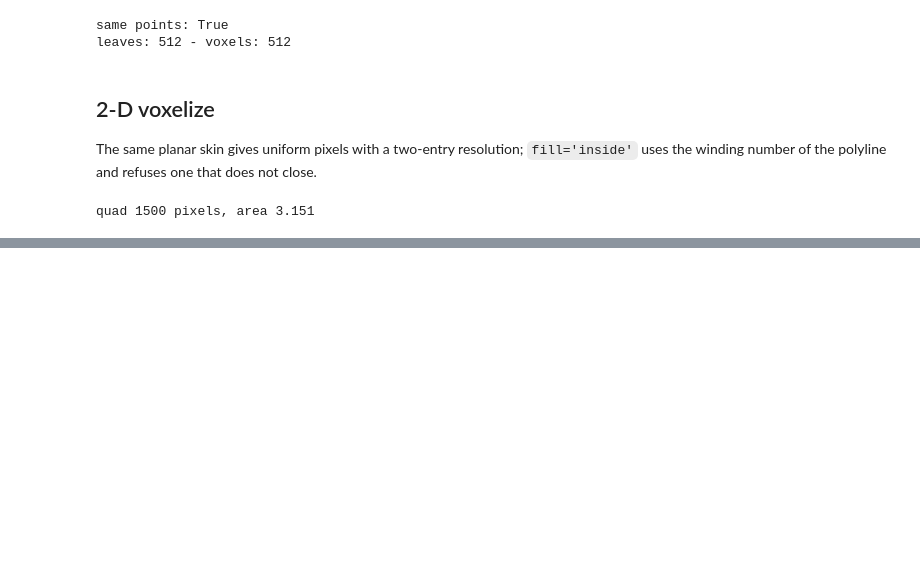
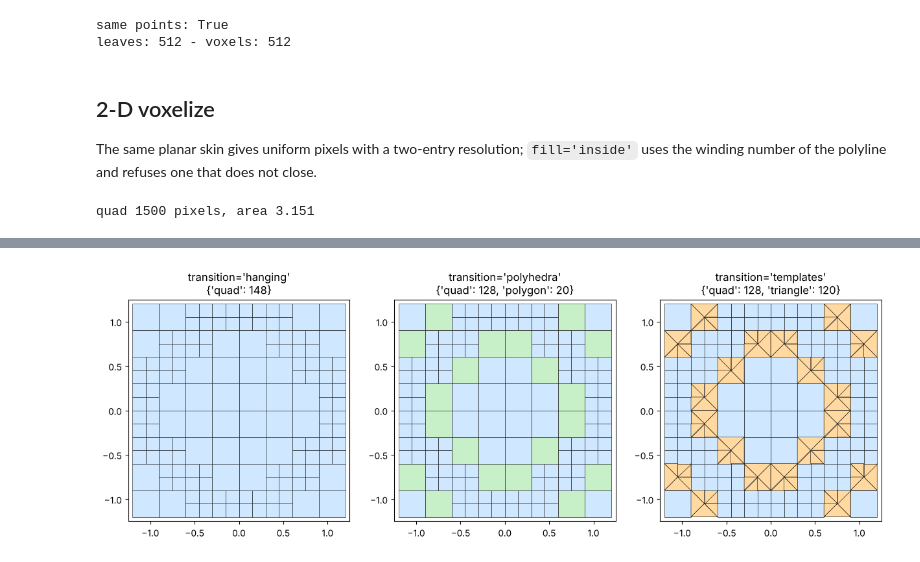
Before and after one commit to loumalouomega/meshioplusplus, a Jupyter notebook: example/python/38_octree.ipynb, the cells around one changed output, grey strips where cells are left out. Drawn from its saved outputs; the diff is of its cells as text; code cells hidden in the pictures; blank space fills up the shorter version.

```diff
--- a/example/python/38_octree.ipynb
+++ b/example/python/38_octree.ipynb
@@ -226,0 +231,28 @@ quad 1500 pixels, area 3.151
+# %%
+from matplotlib.patches import Polygon
+
+
+def cell_polygons(mesh):
+    pts = np.asarray(mesh.points)[:, :2]
+    out = []
+    for cb in mesh.cells:
+        for row in cb.data:
+            out.append((cb.type, pts[[int(i) for i in row]]))
+    return out
+
+
+box2 = [-1.2, -1.2, 0, 1.2, 1.2, 0]
+fig, axes = plt.subplots(1, 3, figsize=(15, 5))
+for ax, tr in zip(axes, ('hanging', 'polyhedra', 'templates')):
+    tree = mp.octree(circle(n=128), max_level=4, bounds=box2, transition=tr)
+    kinds = {}
+    for kind, poly in cell_polygons(tree):
+        kinds[kind] = kinds.get(kind, 0) + 1
+        ax.add_patch(Polygon(poly, closed=True, fc={'quad': '#cfe8ff', 'triangle': '#ffd9a0'}.get(kind, '#c8f0c8'),
+                             ec='k', lw=0.4))
+    ax.set_xlim(-1.25, 1.25); ax.set_ylim(-1.25, 1.25); ax.set_aspect('equal')
+    ax.set_title(f"transition='{tr}'\n{kinds}")
+save_fig('octree_transitions')
+plt.show()
+# %% [output]
+[figure, added]
```
Also changed, not shown: parts of 7 cells of this notebook, 50 other files.
